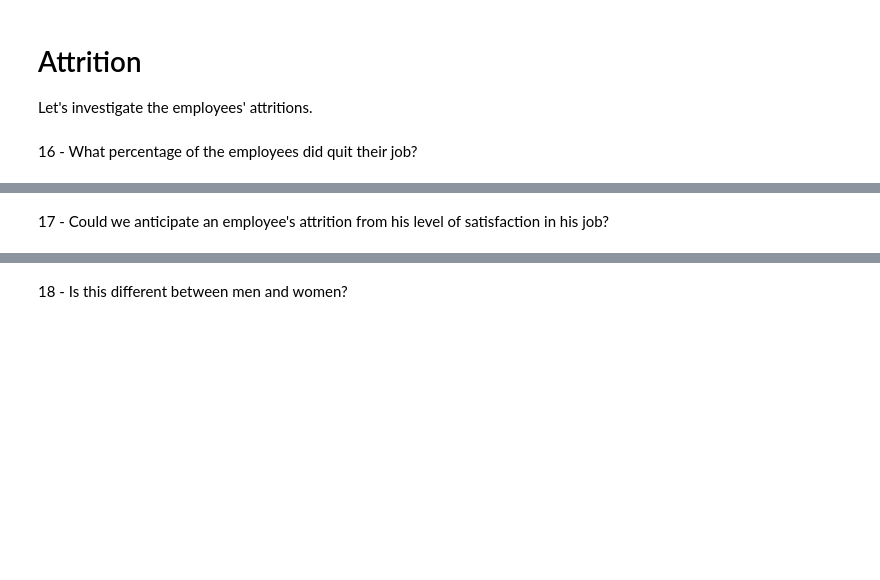
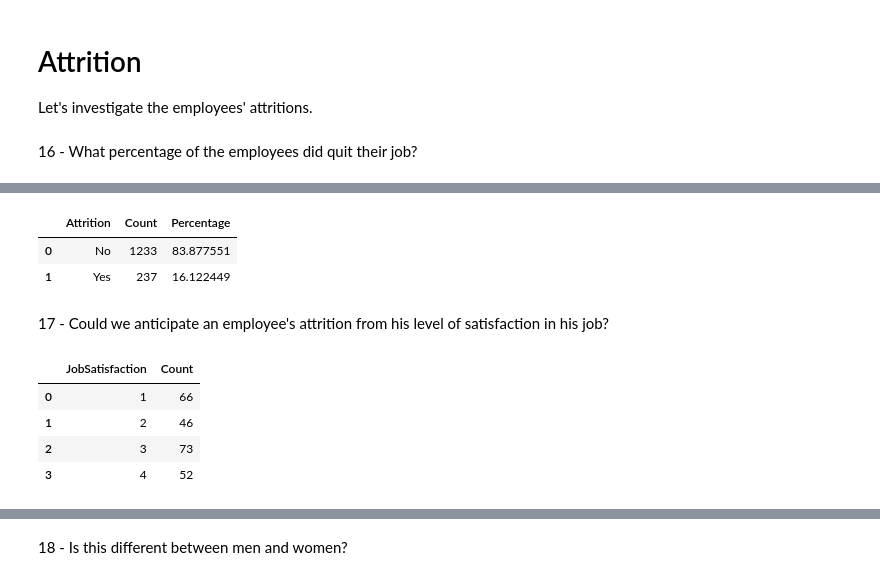
Before and after one commit to msche81/2-Jedha_Fullstack, a Jupyter notebook: 3_exploratory_data_analysis/3_introduction_to_data_vizualization/3-2_plotly_express_exercice-ibm-attrition_eda.ipynb, the cells around one changed output, grey strips where cells are left out. Saved outputs shown, nothing was run; the diff lists cells and outputs as text; code cells hidden in the pictures; blank space fills up the shorter version.

```diff
--- a/3_exploratory_data_analysis/3_introduction_to_data_vizualization/3-2_plotly_express_exercice-ibm-attrition_eda.ipynb
+++ b/3_exploratory_data_analysis/3_introduction_to_data_vizualization/3-2_plotly_express_exercice-ibm-attrition_eda.ipynb
@@ -476,0 +509,10 @@ Let's investigate the employees' attritions.
+# %%
+attrition_percentage = df.groupby('Attrition').size().reset_index(name='Count')
+total_count = attrition_percentage['Count'].sum()
+attrition_percentage['Percentage'] = (attrition_percentage['Count'] / total_count) * 100
+
+attrition_percentage
+# %% [output]
+|  | Attrition | Count | Percentage |
+| 0 | No | 1233 | 83.877551 |
+| 1 | Yes | 237 | 16.122449 |
@@ -477,2 +522,17 @@ Let's investigate the employees' attritions.
 # %% [markdown]
 17 - Could we anticipate an employee's attrition from his level of satisfaction in his job?
+# %%
+# Filtrer le DataFrame pour ne garder que les lignes où Attrition est égal à 'Yes'
+df_filtered = df[df['Attrition'] == 'Yes']
+
+# Création du tableau croisé dynamique pour compter les valeurs de JobSatisfaction
+attrition_jobsatisfaction = pd.pivot_table(df_filtered, index='JobSatisfaction', aggfunc='size', fill_value=0, margins=False).reset_index(name='Count')
+
+# Affichage du résultat
+attrition_jobsatisfaction
+# %% [output]
+|  | JobSatisfaction | Count |
+| 0 | 1 | 66 |
+| 1 | 2 | 46 |
+| 2 | 3 | 73 |
+| 3 | 4 | 52 |
```
Also changed, not shown: parts of 11 cells of this notebook.
